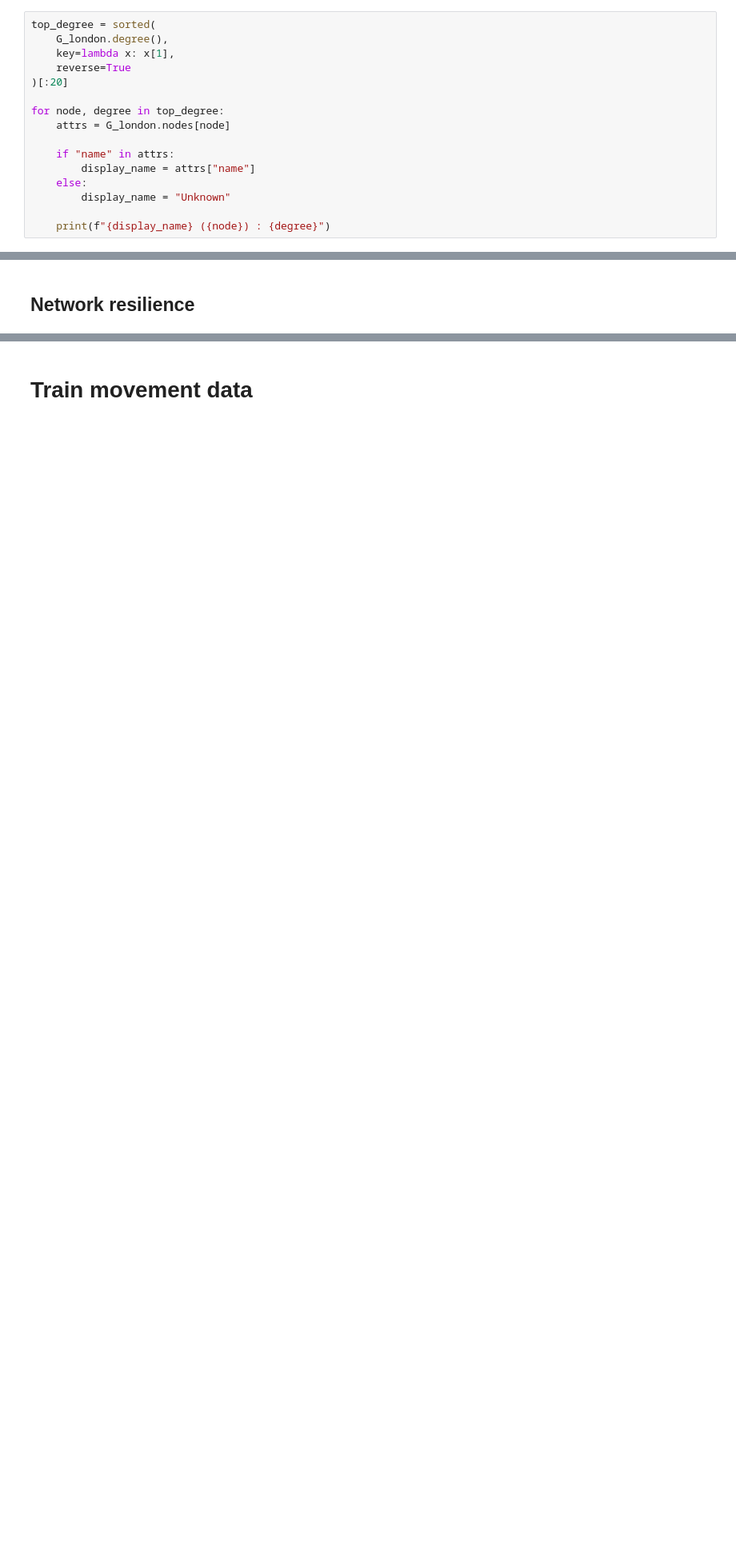
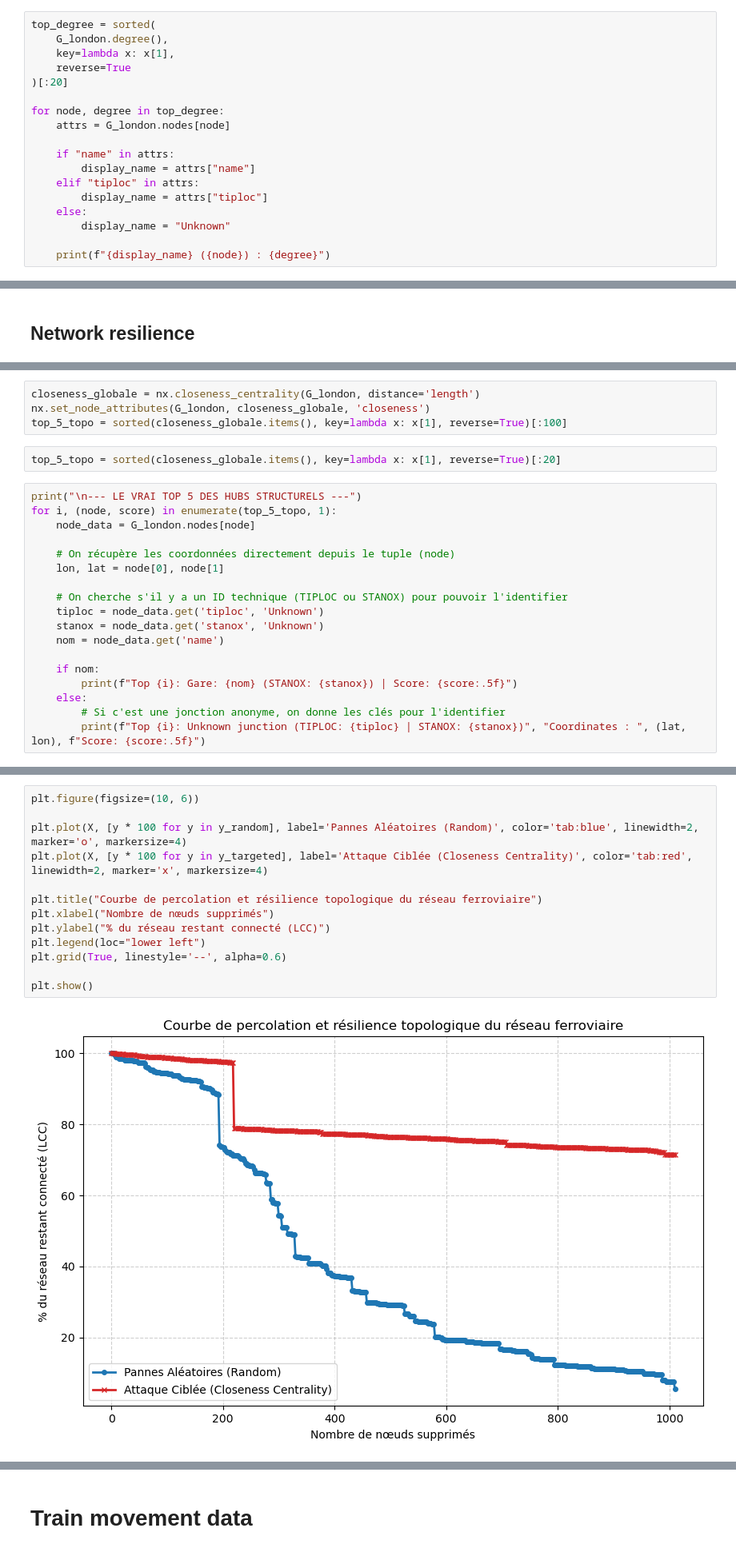
Before and after one commit to thibaultquentin66-lang/resilience_freight_train_UK, a Jupyter notebook: Final_Work.ipynb, the cells around one changed output, grey strips where cells are left out. Shown at 80% size. Drawn from its saved outputs; the diff is of its cells as text; blank space fills up the shorter version.

```diff
--- a/Final_Work.ipynb
+++ b/Final_Work.ipynb
@@ -1082,6 +1421,8 @@ for node, degree in top_degree:
 
     if "name" in attrs:
         display_name = attrs["name"]
+    elif "tiploc" in attrs:
+        display_name = attrs["tiploc"]
     else:
         display_name = "Unknown"
 
@@ -1231,0 +1564,24 @@ for k in range(100):
+# %%
+closeness_globale = nx.closeness_centrality(G_london, distance='length')
+nx.set_node_attributes(G_london, closeness_globale, 'closeness')
+top_5_topo = sorted(closeness_globale.items(), key=lambda x: x[1], reverse=True)[:100]
+# %%
+top_5_topo = sorted(closeness_globale.items(), key=lambda x: x[1], reverse=True)[:20]
+# %%
+print("\n--- LE VRAI TOP 5 DES HUBS STRUCTURELS ---")
+for i, (node, score) in enumerate(top_5_topo, 1):
+    node_data = G_london.nodes[node]
+
+    # On récupère les coordonnées directement depuis le tuple (node)
+    lon, lat = node[0], node[1]
+
+    # On cherche s'il y a un ID technique (TIPLOC ou STANOX) pour pouvoir l'identifier
+    tiploc = node_data.get('tiploc', 'Unknown')
+    stanox = node_data.get('stanox', 'Unknown')
+    nom = node_data.get('name')
+
+    if nom:
+        print(f"Top {i}: Gare: {nom} (STANOX: {stanox}) | Score: {score:.5f}")
+    else:
+        # Si c'est une jonction anonyme, on donne les clés pour l'identifier
+        print(f"Top {i}: Unknown junction (TIPLOC: {tiploc} | STANOX: {stanox})", "Coordinates : ", (lat, lon), f"Score: {score:.5f}")
@@ -1231,0 +1683,15 @@ for k in range(100):
+# %%
+plt.figure(figsize=(10, 6))
+
+plt.plot(X, [y * 100 for y in y_random], label='Pannes Aléatoires (Random)', color='tab:blue', linewidth=2, marker='o', markersize=4)
+plt.plot(X, [y * 100 for y in y_targeted], label='Attaque Ciblée (Closeness Centrality)', color='tab:red', linewidth=2, marker='x', markersize=4)
+
+plt.title("Courbe de percolation et résilience topologique du réseau ferroviaire")
+plt.xlabel("Nombre de nœuds supprimés")
+plt.ylabel("% du réseau restant connecté (LCC)")
+plt.legend(loc="lower left")
+plt.grid(True, linestyle='--', alpha=0.6)
+
+plt.show()
+# %% [output]
+[figure, added]
```
Also changed, not shown: parts of 32 cells of this notebook.
